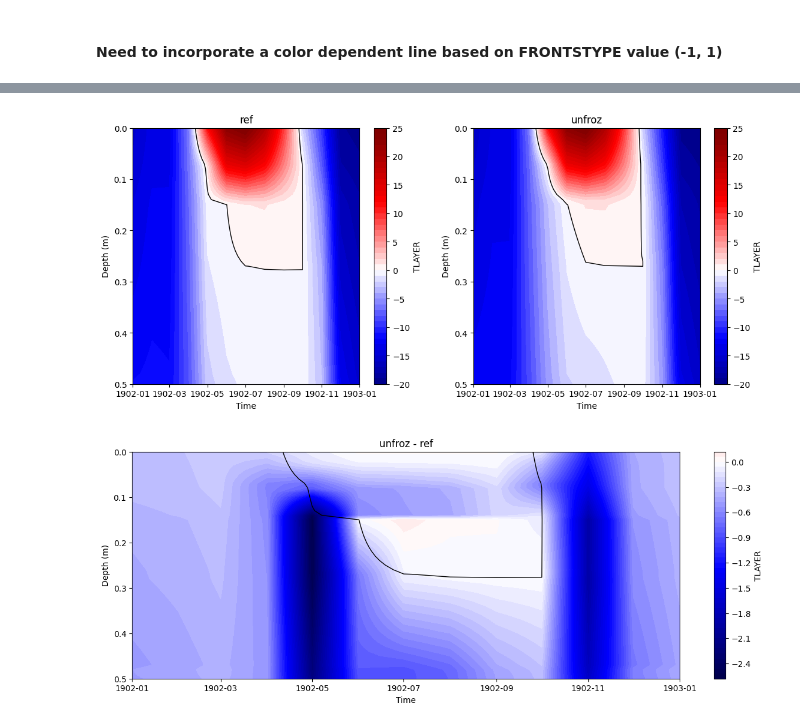
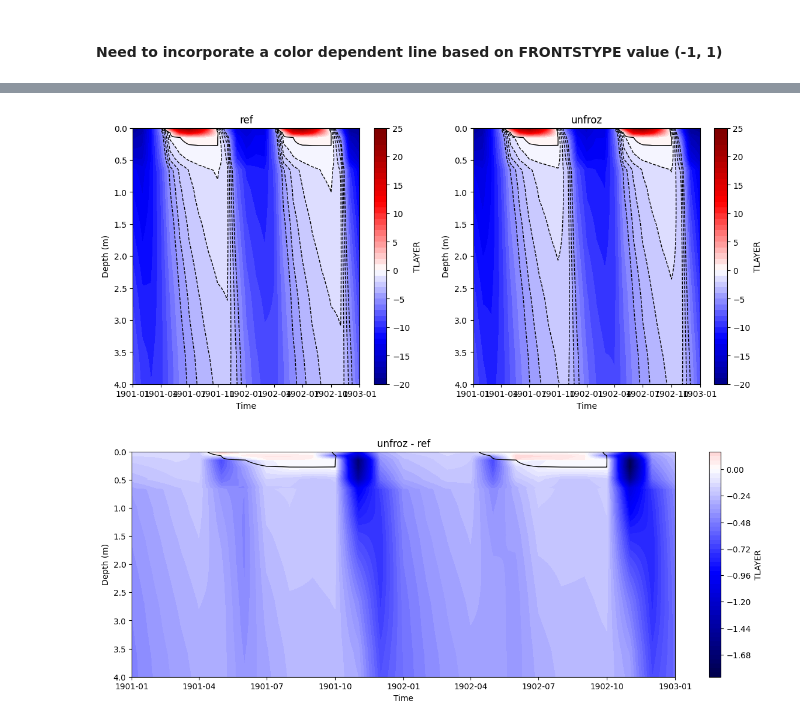
Before and after one commit to uaf-arctic-eco-modeling/dvm-dos-tem, a Jupyter notebook: latent_heat_curves/Comparing_Code_Changes.ipynb, the cells around one changed output, grey strips where cells are left out. Drawn from its saved outputs; the diff is of its cells as text; code cells hidden in the pictures.

```diff
--- a/latent_heat_curves/Comparing_Code_Changes.ipynb
+++ b/latent_heat_curves/Comparing_Code_Changes.ipynb
@@ -66,7 +66,7 @@ def soil_contourbydepth(df, df_depth, df_dz, start_time=None, end_time=None,
     df_interp = pd.DataFrame(index=times, columns=regular_depths, data=interp_temperature)
 
     if zero:
-        plt.contour(times, regular_depths, interp_temperature.T, colors=('k',), linewidths=(1,), levels=[0])
+        plt.contour(times, regular_depths, interp_temperature.T, colors=('k',), linewidths=(1,), levels=zero)
 
     plt.gca().invert_yaxis()
 
@@ -477,32 +477,33 @@ plt.show()
 # %%
-i = 0; var = "TLAYER"; start='1902'; end='1903'; N=50; D1=0;D2=0.5; Z=True; Y=False;
+i = 0; var = "TLAYER"; start='1901'; end='1903'; N=50; D1=0;D2=4; Z=[-5,-4,-3,-2,-1, 0]; Y=False;
 
 fig = plt.figure()
 ax = fig.add_subplot(121)
 
 ref_interp_T = soil_contourbydepth(df = layer_data[var][i], df_depth = layer_data["LAYERDEPTH"][i], df_dz = layer_data["LAYERDZ"][i],
                                  start_time=start, end_time=end, depth_start=D1, depth_end=D2, n=N, zero=Z, ylim=Y,col_bar_label=var)
+
 plt.title(f'{f_name[i]}')
 ax = fig.add_subplot(122)
 
 j = 1
 unf_interp_T = soil_contourbydepth(df = layer_data[var][j], df_depth = layer_data["LAYERDEPTH"][j], df_dz = layer_data["LAYERDZ"][j],
                                  start_time=start, end_time=end, depth_start=D1, depth_end=D2, n=N, zero=Z, ylim=Y,col_bar_label=var)
 plt.title(f'{f_name[j]}')
 plt.subplots_adjust(left=None, bottom=None, right=1.75, top=1, wspace=None, hspace=None)
 plt.show()
 
 fig, ax = plt.subplots(1,1,figsize=(15, 5))
 unfroz_interp = soil_contourbydepth_diff(df = layer_data[var][i], df_depth = layer_data["LAYERDEPTH"][i], df_dz = layer_data["LAYERDZ"][i],
                                          df_diff = layer_data[var][j], df_depth_diff = layer_data["LAYERDEPTH"][j], df_dz_diff = layer_data["LAYERDZ"][j],
                                          start_time=start, end_time=end, depth_start=D1, depth_end=D2, n=N, zero=Z, ylim=Y,col_bar_label=var)
 
 plt.title(f'{f_name[j]} - {f_name[i]}')
 
 plt.show()
 # %% [output]
-[figure, old version]
+[figure, new version]
-[figure, old version]
+[figure, new version]
 # %%
 i = 0; var = "TCLAYER"; start='1902'; end='1903'; N=50; D1=0;D2=0.5; Z=False; Y=False;
 
```
Also changed, not shown: parts of 8 cells of this notebook, 3 other files.
